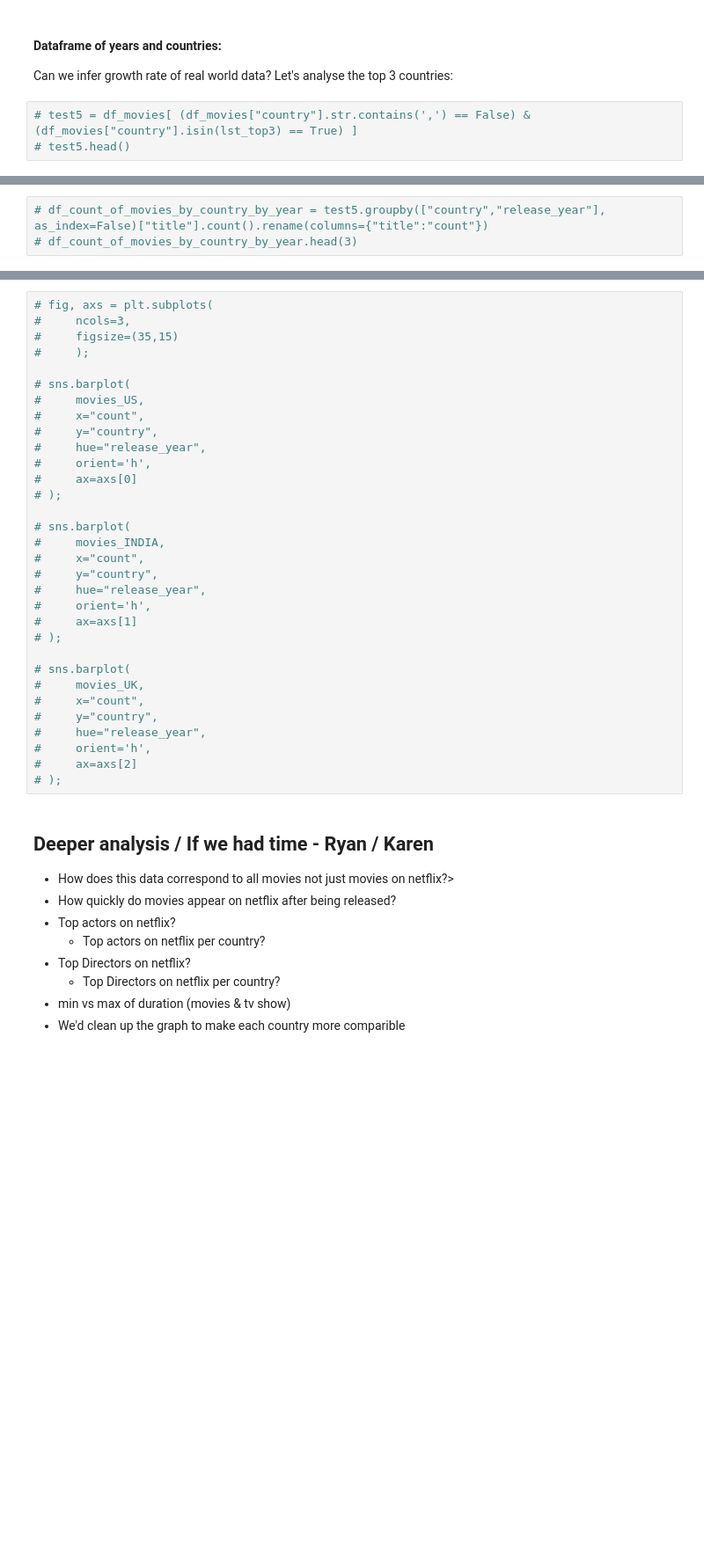
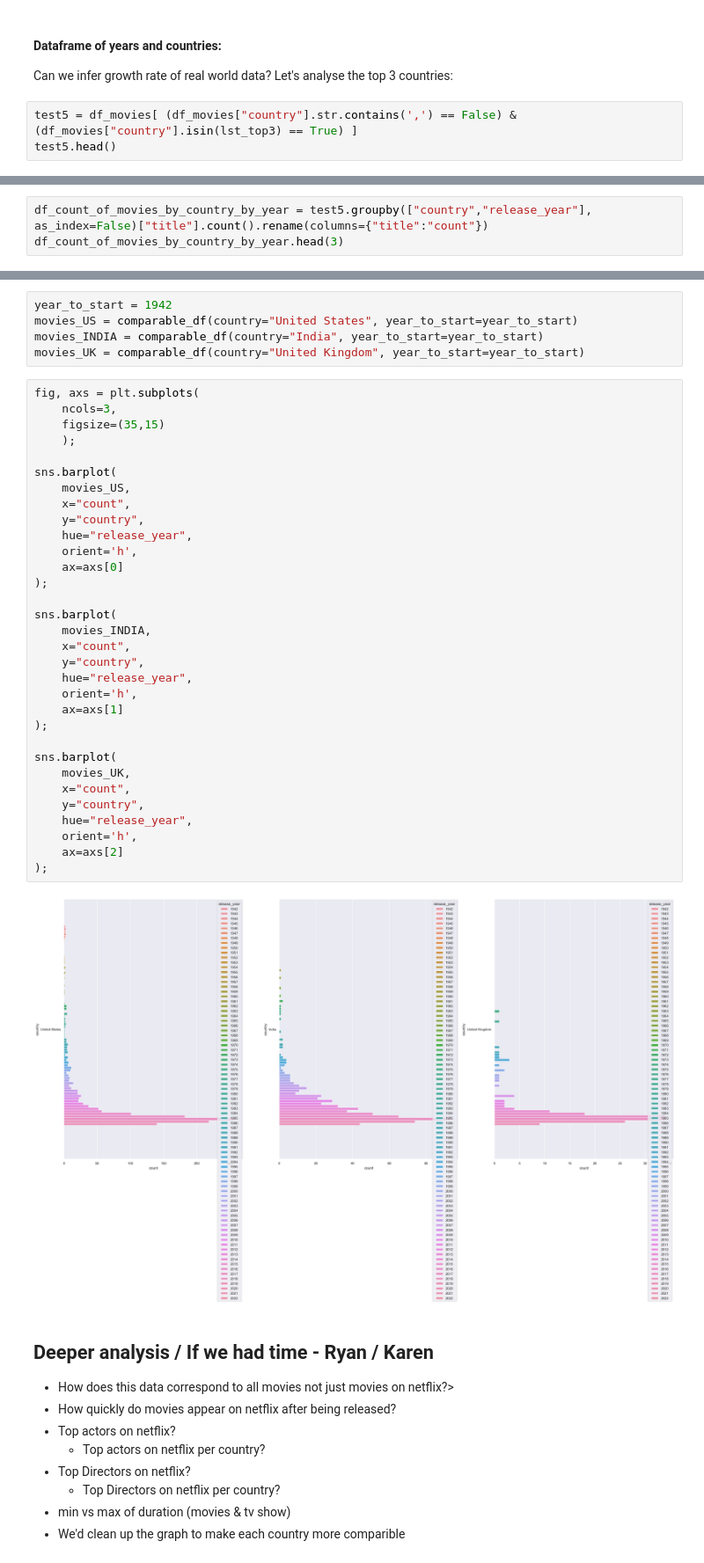
Before and after one commit to Rykarix/NetflixHackathon, a Jupyter notebook: post hackathon - if given time.ipynb, the cells around one changed output, grey strips where cells are left out. Shown at 88% size. Saved outputs shown, nothing was run; the diff lists cells and outputs as text; blank space fills up the shorter version.

```diff
--- a/post hackathon - if given time.ipynb
+++ b/post hackathon - if given time.ipynb
@@ -972,5 +944,5 @@ Movie Dataframe
 Can we infer growth rate of real world data?
 Let's analyse the top 3 countries:
 # %%
-# test5 = df_movies[ (df_movies["country"].str.contains(',') == False) & (df_movies["country"].isin(lst_top3) == True) ]
-# test5.head()
+test5 = df_movies[ (df_movies["country"].str.contains(',') == False) & (df_movies["country"].isin(lst_top3) == True) ]
+test5.head()
@@ -977,3 +956,3 @@ Let's analyse the top 3 countries:
 # %%
-# df_count_of_movies_by_country_by_year = test5.groupby(["country","release_year"], as_index=False)["title"].count().rename(columns={"title":"count"})
-# df_count_of_movies_by_country_by_year.head(3)
+df_count_of_movies_by_country_by_year = test5.groupby(["country","release_year"], as_index=False)["title"].count().rename(columns={"title":"count"})
+df_count_of_movies_by_country_by_year.head(3)
@@ -985,35 +986,42 @@ Let's analyse the top 3 countries:
+# %%
+year_to_start = 1942
+movies_US = comparable_df(country="United States", year_to_start=year_to_start)
+movies_INDIA = comparable_df(country="India", year_to_start=year_to_start)
+movies_UK = comparable_df(country="United Kingdom", year_to_start=year_to_start)
 # %%
-# fig, axs = plt.subplots(
-#     ncols=3,
-#     figsize=(35,15)
-#     );
+fig, axs = plt.subplots(
+    ncols=3,
+    figsize=(35,15)
+    );
 
-# sns.barplot(
-#     movies_US,
-#     x="count",
-#     y="country",
-#     hue="release_year",
-#     orient='h',
-#     ax=axs[0]
-# );
+sns.barplot(
+    movies_US,
+    x="count",
+    y="country",
+    hue="release_year",
+    orient='h',
+    ax=axs[0]
+);
 
-# sns.barplot(
-#     movies_INDIA,
-#     x="count",
-#     y="country",
-#     hue="release_year",
-#     orient='h',
-#     ax=axs[1]
-# );
+sns.barplot(
+    movies_INDIA,
+    x="count",
+    y="country",
+    hue="release_year",
+    orient='h',
+    ax=axs[1]
+);
 
-# sns.barplot(
-#     movies_UK,
-#     x="count",
-#     y="country",
-#     hue="release_year",
-#     orient='h',
-#     ax=axs[2]
-# );
+sns.barplot(
+    movies_UK,
+    x="count",
+    y="country",
+    hue="release_year",
+    orient='h',
+    ax=axs[2]
+);
+# %% [output]
+[figure, added]
 # %% [markdown]
 ## Deeper analysis / If we had time - Ryan / Karen
 - How does this data correspond to all movies not just movies on netflix?>
```
Also changed, not shown: parts of 60 cells of this notebook, 2 other files.
